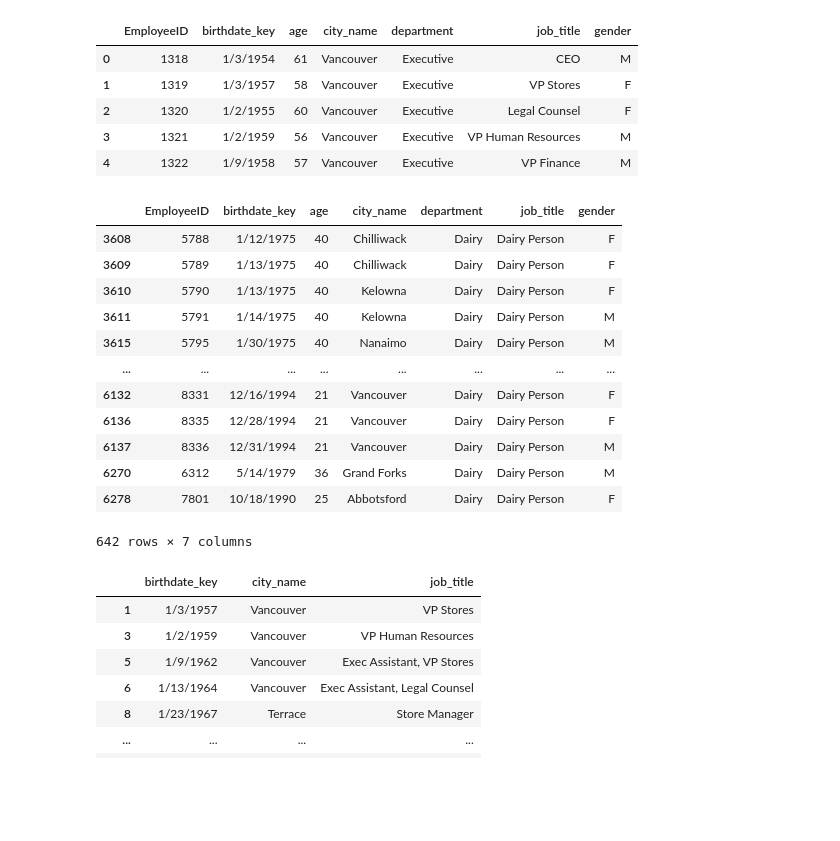
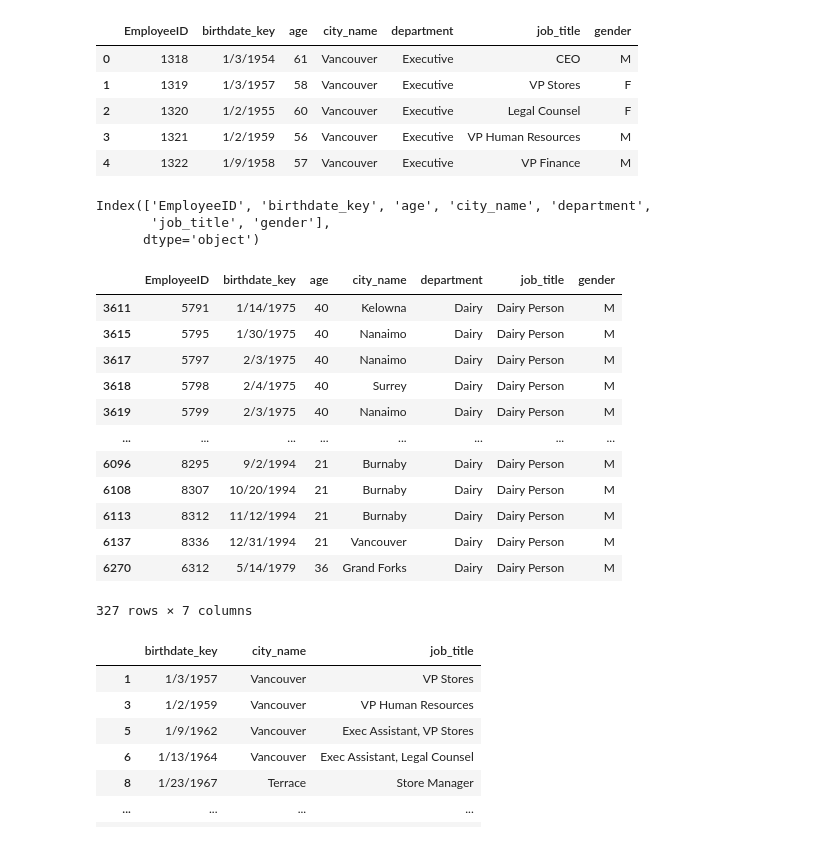
Before and after one commit to liutongcun/Data-Analysis, a Jupyter notebook: Lecture 3.ipynb, the cells around one changed output. Cells and saved outputs as stored; diff of their text form; code cells hidden in the pictures; blank space fills up the shorter version.

```diff
--- a/Lecture 3.ipynb
+++ b/Lecture 3.ipynb
@@ -684,22 +684,31 @@ df.head()
 | 2 | 1320 | 1/2/1955 | 60 | Vancouver | Executive | Legal Counsel | F |
 | 3 | 1321 | 1/2/1959 | 56 | Vancouver | Executive | VP Human Resources | M |
 | 4 | 1322 | 1/9/1958 | 57 | Vancouver | Executive | VP Finance | M |
+# %%
+df.columns
+# %% [output]
+Index(['EmployeeID', 'birthdate_key', 'age', 'city_name', 'department',
+       'job_title', 'gender'],
+      dtype='object')
 # %%
 # 1. 使用loc索引器选出年龄不超过40岁，且工作部门为Dairy或Bakey的男性员工
-df.loc[(df.age<=40) & (df.department.isin(['Dairy','Bakey']))]
+# df['age']
+condition=(df.age<=40) & (df.department.isin(['Dairy','Bakey'])) & (df.gender=='M')
+# condition
+df.loc[condition]
 # %% [output]
 |  | EmployeeID | birthdate_key | age | city_name | department | job_title | gender |
-| 3608 | 5788 | 1/12/1975 | 40 | Chilliwack | Dairy | Dairy Person | F |
-| 3609 | 5789 | 1/13/1975 | 40 | Chilliwack | Dairy | Dairy Person | F |
-| 3610 | 5790 | 1/13/1975 | 40 | Kelowna | Dairy | Dairy Person | F |
 | 3611 | 5791 | 1/14/1975 | 40 | Kelowna | Dairy | Dairy Person | M |
 | 3615 | 5795 | 1/30/1975 | 40 | Nanaimo | Dairy | Dairy Person | M |
+| 3617 | 5797 | 2/3/1975 | 40 | Nanaimo | Dairy | Dairy Person | M |
+| 3618 | 5798 | 2/4/1975 | 40 | Surrey | Dairy | Dairy Person | M |
+| 3619 | 5799 | 2/3/1975 | 40 | Nanaimo | Dairy | Dairy Person | M |
 | ... | ... | ... | ... | ... | ... | ... | ... |
-| 6132 | 8331 | 12/16/1994 | 21 | Vancouver | Dairy | Dairy Person | F |
-| 6136 | 8335 | 12/28/1994 | 21 | Vancouver | Dairy | Dairy Person | F |
+| 6096 | 8295 | 9/2/1994 | 21 | Burnaby | Dairy | Dairy Person | M |
+| 6108 | 8307 | 10/20/1994 | 21 | Burnaby | Dairy | Dairy Person | M |
+| 6113 | 8312 | 11/12/1994 | 21 | Burnaby | Dairy | Dairy Person | M |
 | 6137 | 8336 | 12/31/1994 | 21 | Vancouver | Dairy | Dairy Person | M |
 | 6270 | 6312 | 5/14/1979 | 36 | Grand Forks | Dairy | Dairy Person | M |
-| 6278 | 7801 | 10/18/1990 | 25 | Abbotsford | Dairy | Dairy Person | F |
-642 rows × 7 columns
+327 rows × 7 columns
 # %%
 #选出员工号为奇数的所在行的第一、三和导数第二列
```
Also changed, not shown: parts of 5 cells of this notebook, 10 other files.
